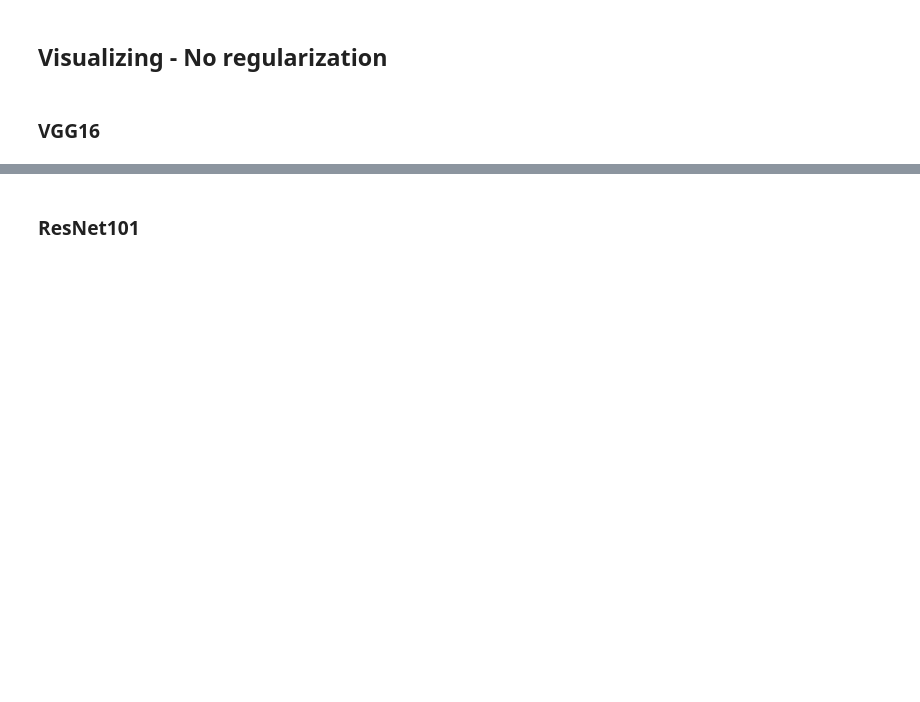
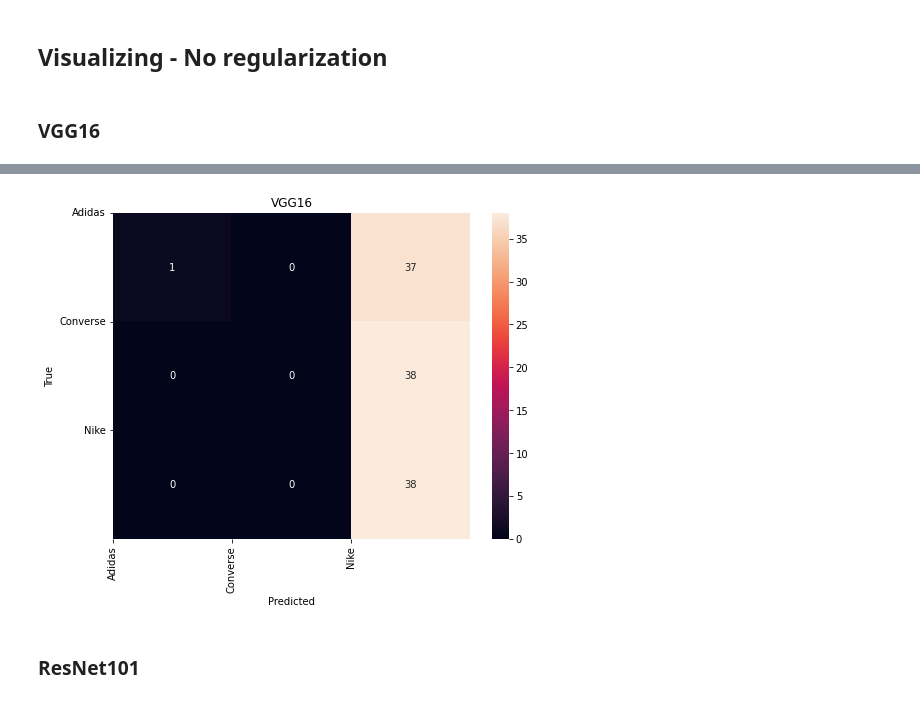
Before and after one commit to ElijahKz/TransferLearning-vs-and-Regularizacion, a Jupyter notebook: CVwDL_2022_3_Laboratorio2.ipynb, the cells around one changed output, grey strips where cells are left out. Cells and saved outputs as stored; diff of their text form; code cells hidden in the pictures; blank space fills up the shorter version.

```diff
--- a/CVwDL_2022_3_Laboratorio2.ipynb
+++ b/CVwDL_2022_3_Laboratorio2.ipynb
@@ -435,5 +484,7 @@ summary_history(vgg16_history)
 # %%
-cf_matrix(vgg16_history,"VGG16")
+cf_matrix(vgg16_model,"VGG16")
+# %% [output]
+[figure, added]
 # %% [markdown]
 ### ResNet101
 # %%
```
Also changed, not shown: parts of 53 cells of this notebook.
